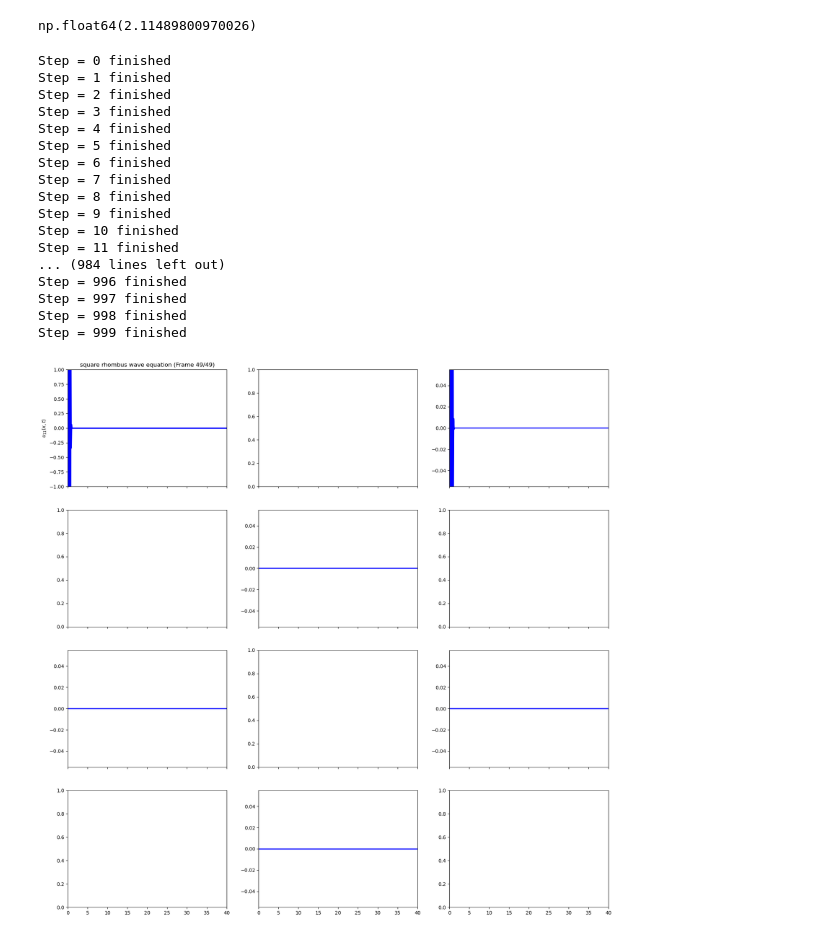
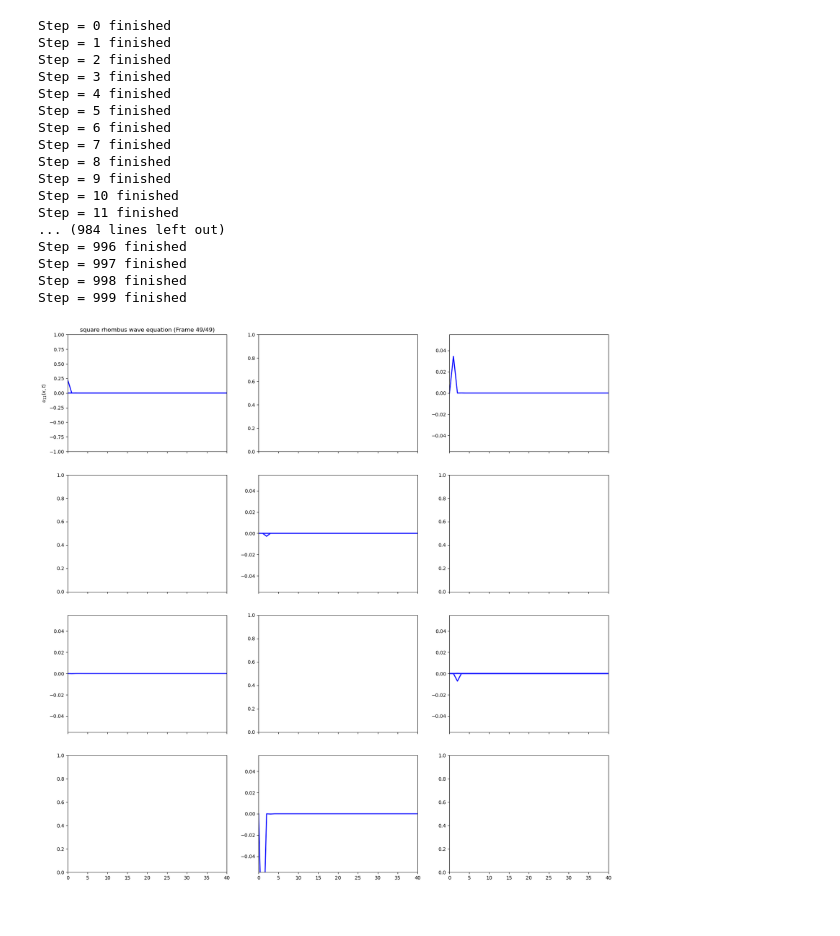
Before and after one commit to yqChu/PDESolver, a Jupyter notebook: rk4_srblock.ipynb, the cells around one changed output. Cells and saved outputs as stored; diff of their text form; code cells hidden in the pictures.

```diff
--- a/rk4_srblock.ipynb
+++ b/rk4_srblock.ipynb
@@ -221,34 +259,9 @@ def square_rhombus_coupled_wave_equations(state, t, K, theta0, alpha, dx):
     dphi22_dt[N] = 0
 
     return (du11_dt, dw11_dt, du21_dt, dw21_dt, du12_dt, dw12_dt, du22_dt, dw22_dt, dv11_dt, dz11_dt, dv21_dt, dz21_dt, dv12_dt, dz12_dt, dv22_dt, dz22_dt, dtheta11_dt, dphi11_dt, dtheta21_dt, dphi21_dt, dtheta12_dt, dphi12_dt, dtheta22_dt, dphi22_dt)
-# %%
-L = 40
-N = 400
-dx = L/N
-x = np.linspace(0, L, N+1)
-
-dt = 0.001
-num_steps = 1000
-
-m1 = 2.093e-3
-m2 = 2.093e-3
-I1 = 18.11e-9
-I2 = 18.11e-9
-k = 19235
-k_theta = 0.0427
-theta0 = np.pi / 180 * 25
-l = 11.3e-3 / 2
-
-K = k_theta / (k * l**2)
-alpha = l / (np.sqrt(I1 / m1))
-theta0 = np.pi / 180 * 25
-
-alpha**2 *(-K + np.cos(2 * theta0))
-# %% [output]
-np.float64(2.11489800970026)
 # %%
 L = 40
-N = 400
+N = 40
 dx = L/N
 x = np.linspace(0, L, N+1)
 
@@ -260,7 +273,8 @@ m2 = 2.093e-3
 I1 = 18.11e-9
 I2 = 18.11e-9
 k = 19235
-k_theta = 0.0427
+# k_theta = 0.0427
+k_theta = 0
 theta0 = np.pi / 180 * 25
 l = 11.3e-3 / 2
 
@@ -321,8 +335,8 @@ for step in range(num_steps):
     print(f"Step = {step} finished")
 
     u11, w11, u21, w21, u12, w12, u22, w22, v11, z11, v21, z21, v12, z12, v22, z22, theta11, phi11, theta21, phi21, theta12, phi12, theta22, phi22 = state
-    u11[0] = left_bc_atan_func(t=current_time, amp = 0.004, freq = 0.1)
-    w11[0] = left_bc_gaussian_func(t=current_time, amp = 0.0003, t0=3, sigma=5)
+    u11[0] = left_bc_atan_func(t=current_time, amp = 0.4, freq = 0.1)
+    w11[0] = left_bc_gaussian_func(t=current_time, amp = 0.03, t0=3, sigma=5)
     theta11[0] = 0
     phi11[0] = 0
     state = (u11, w11, u21, w21, u12, w12, u22, w22, v11, z11, v21, z21, v12, z12, v22, z22, theta11, phi11, theta21, phi21, theta12, phi12, theta22, phi22)
@@ -400,31 +414,31 @@ def animate(frame_idx):
     linetheta12.set_data(x, snapshots_theta12[frame_idx])
     linetheta22.set_data(x, snapshots_theta22[frame_idx])
     axu11.set_title(f"square rhombus wave equation (Frame {frame_idx}/{len(snapshots_u11)-1})")
     return (lineu11, lineu21, lineu12, lineu22, linev11, linev21, linev12, linev22, linetheta11, linetheta21, linetheta12, linetheta22)
 
 ani = animation.FuncAnimation(
     fig, animate, init_func=init, frames=len(snapshots_u11), interval=50, blit=True
 )
 
 ani.save("square_rhombus_block_wave.gif", writer='pillow', fps=20)
 
 plt.show()
 # %% [output]
 Step = 0 finished
 Step = 1 finished
 Step = 2 finished
 Step = 3 finished
 Step = 4 finished
 Step = 5 finished
 Step = 6 finished
 Step = 7 finished
 Step = 8 finished
 Step = 9 finished
 Step = 10 finished
 Step = 11 finished
 ... (984 lines left out)
 Step = 996 finished
 Step = 997 finished
 Step = 998 finished
 Step = 999 finished
-[figure, old version]
+[figure, new version]
```
Also changed, not shown: parts of 1 cell of this notebook, 3 other files.
